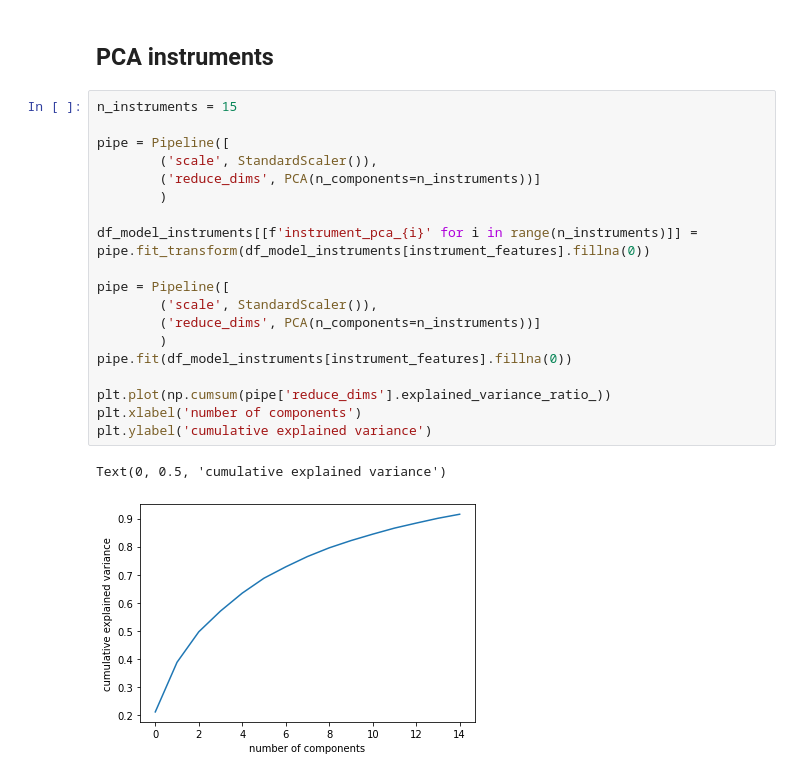
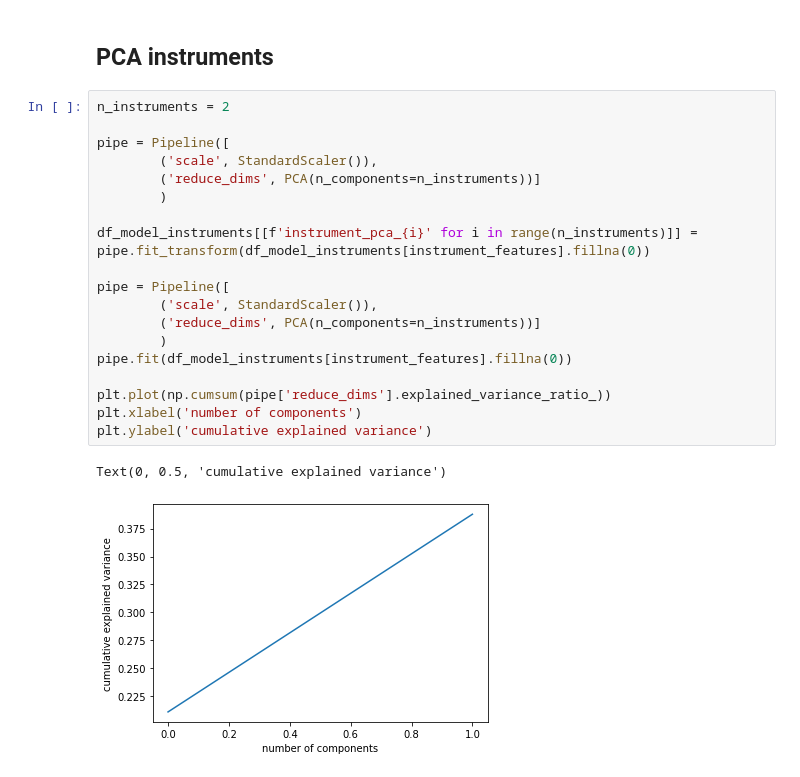
Before and after one commit to jaimeoliver1/social_capital_in_trade_networks, a Jupyter notebook: notebooks/01_gravity_pca_instrumental_variables.ipynb, the cells around one changed output. Cells and saved outputs as stored; diff of their text form.

```diff
--- a/notebooks/01_gravity_pca_instrumental_variables.ipynb
+++ b/notebooks/01_gravity_pca_instrumental_variables.ipynb
@@ -90,27 +90,27 @@ id: 0x7f00ab0a22d0
 # %% [markdown]
 ## PCA instruments
 # %%
-n_instruments = 15
+n_instruments = 2
 
 pipe = Pipeline([
         ('scale', StandardScaler()),
         ('reduce_dims', PCA(n_components=n_instruments))]
         )
 
 df_model_instruments[[f'instrument_pca_{i}' for i in range(n_instruments)]] = pipe.fit_transform(df_model_instruments[instrument_features].fillna(0))
 
 pipe = Pipeline([
         ('scale', StandardScaler()),
         ('reduce_dims', PCA(n_components=n_instruments))]
         )
 pipe.fit(df_model_instruments[instrument_features].fillna(0))
 
 plt.plot(np.cumsum(pipe['reduce_dims'].explained_variance_ratio_))
 plt.xlabel('number of components')
 plt.ylabel('cumulative explained variance')
 # %% [output]
 Text(0, 0.5, 'cumulative explained variance')
-[figure, old version]
+[figure, new version]
 # %%
 pca_variables = [f'pca_{i}' for i in range(n_endog)]
 pca_instrument_variables = [f'instrument_pca_{i}' for i in range(n_instruments)]
```
Also changed, not shown: parts of 3 cells of this notebook.
